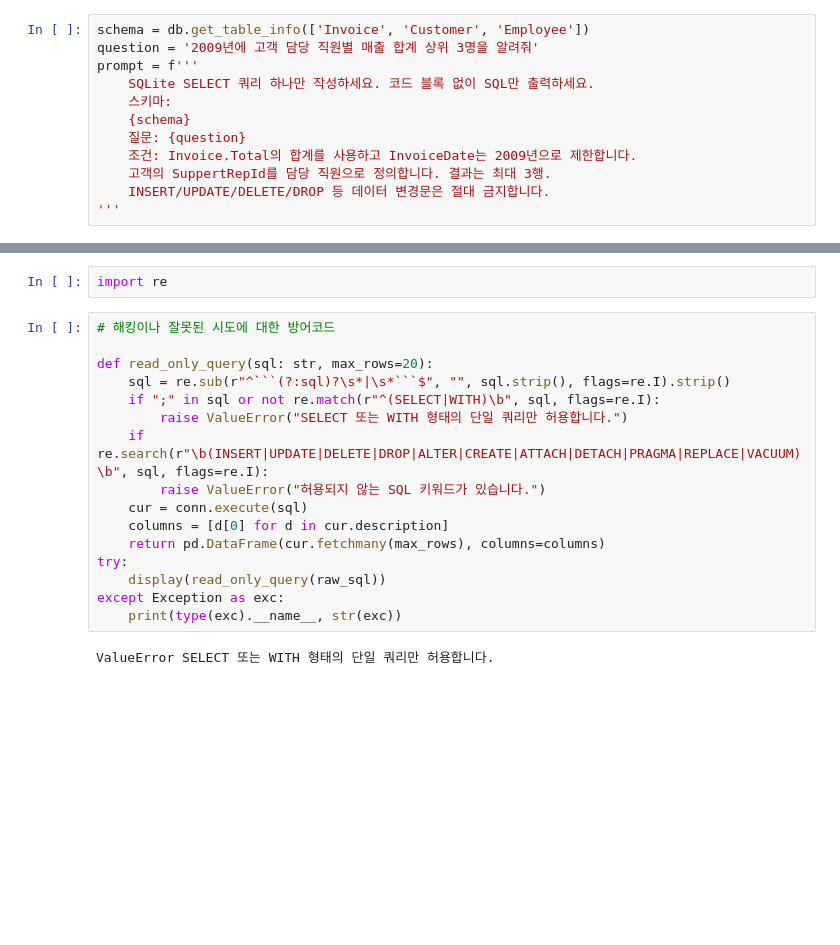
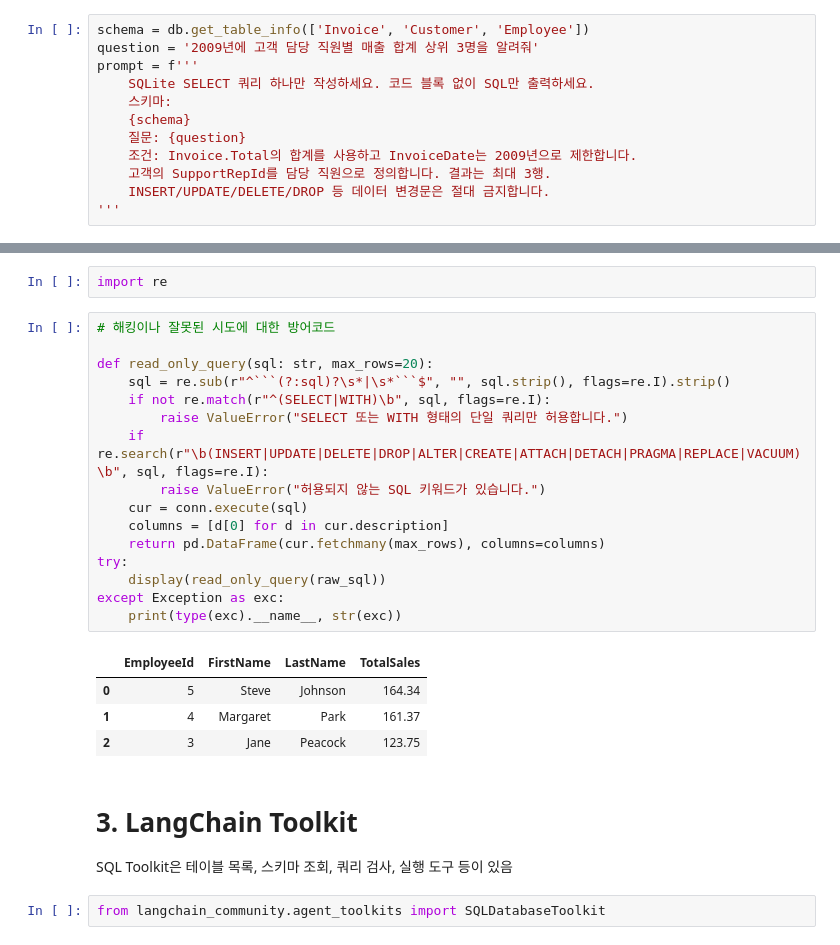
Before and after one commit to harwoon/14_Agent, a Jupyter notebook: 3_SQL을 작성하는 RAG.ipynb, the cells around one changed output, grey strips where cells are left out. Cells and saved outputs as stored; diff of their text form; blank space fills up the shorter version.

````diff
--- a/3_SQL을 작성하는 RAG.ipynb
+++ b/3_SQL을 작성하는 RAG.ipynb
@@ -169,7 +169,7 @@ prompt = f'''
     {schema}
     질문: {question}
     조건: Invoice.Total의 합계를 사용하고 InvoiceDate는 2009년으로 제한합니다.
-    고객의 SuppertRepId를 담당 직원으로 정의합니다. 결과는 최대 3행.
+    고객의 SupportRepId를 담당 직원으로 정의합니다. 결과는 최대 3행.
     INSERT/UPDATE/DELETE/DROP 등 데이터 변경문은 절대 금지합니다.
 '''
 # %%
@@ -196,18 +196,26 @@ import re
 # %%
 # 해킹이나 잘못된 시도에 대한 방어코드
 
 def read_only_query(sql: str, max_rows=20):
     sql = re.sub(r"^```(?:sql)?\s*|\s*```$", "", sql.strip(), flags=re.I).strip()
-    if ";" in sql or not re.match(r"^(SELECT|WITH)\b", sql, flags=re.I):
+    if not re.match(r"^(SELECT|WITH)\b", sql, flags=re.I):
         raise ValueError("SELECT 또는 WITH 형태의 단일 쿼리만 허용합니다.")
     if re.search(r"\b(INSERT|UPDATE|DELETE|DROP|ALTER|CREATE|ATTACH|DETACH|PRAGMA|REPLACE|VACUUM)\b", sql, flags=re.I):
         raise ValueError("허용되지 않는 SQL 키워드가 있습니다.")
     cur = conn.execute(sql)
     columns = [d[0] for d in cur.description]
     return pd.DataFrame(cur.fetchmany(max_rows), columns=columns)
 try:
     display(read_only_query(raw_sql))
 except Exception as exc:
     print(type(exc).__name__, str(exc))
 # %% [output]
-ValueError SELECT 또는 WITH 형태의 단일 쿼리만 허용합니다.
+|  | EmployeeId | FirstName | LastName | TotalSales |
+| 0 | 5 | Steve | Johnson | 164.34 |
+| 1 | 4 | Margaret | Park | 161.37 |
+| 2 | 3 | Jane | Peacock | 123.75 |
+# %% [markdown]
+# **3. LangChain Toolkit**
+SQL Toolkit은 테이블 목록, 스키마 조회, 쿼리 검사, 실행 도구 등이 있음
+# %%
+from langchain_community.agent_toolkits import SQLDatabaseToolkit
````
Also changed, not shown: parts of 8 cells of this notebook, 3 other files.
